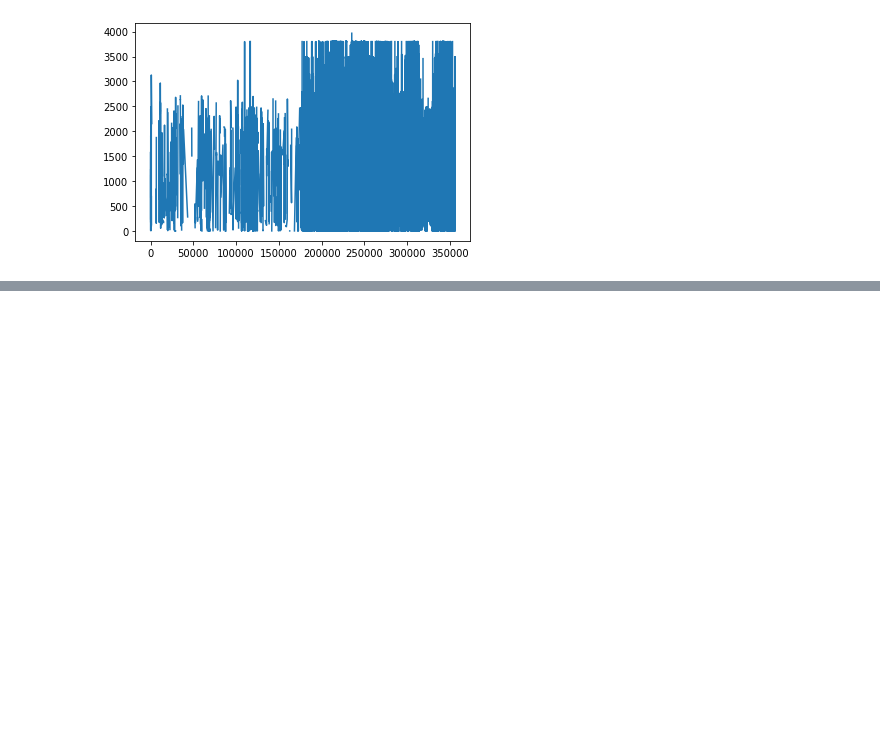
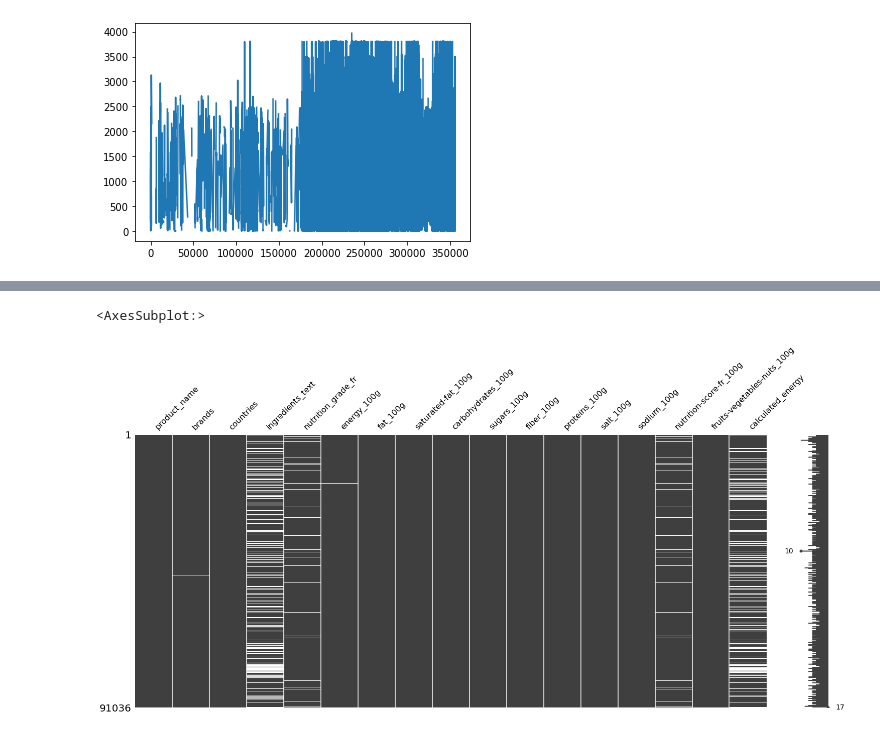
Before and after one commit to ATelders/foodflix, a Jupyter notebook: notebook/2021-03-21-at-data-cleaning.ipynb, the cells around one changed output, grey strips where cells are left out. Cells and saved outputs as stored; diff of their text form; code cells hidden in the pictures; blank space fills up the shorter version.

```diff
--- a/notebook/2021-03-21-at-data-cleaning.ipynb
+++ b/notebook/2021-03-21-at-data-cleaning.ipynb
@@ -229,0 +243,18 @@ msno.matrix(clean_df)
+# %%
+clean_df.loc[clean_df['nutrition-score-fr_100g'].isna()]
+
+list_to_clean = ['fat_100g',
+ 'saturated-fat_100g',
+ 'carbohydrates_100g',
+ 'sugars_100g',
+ 'fiber_100g',
+ 'proteins_100g',
+ 'salt_100g',
+ 'sodium_100g',
+ 'fruits-vegetables-nuts_100g']
+
+
+for item in list_to_clean:
+    clean_df[item] = df[item].fillna(0)
+
+clean_df
@@ -229,0 +269,5 @@ msno.matrix(clean_df)
+# %%
+msno.matrix(clean_df)
+# %% [output]
+<AxesSubplot:>
+[figure, added]
```
Also changed, not shown: parts of 37 cells of this notebook, 1 other file.
